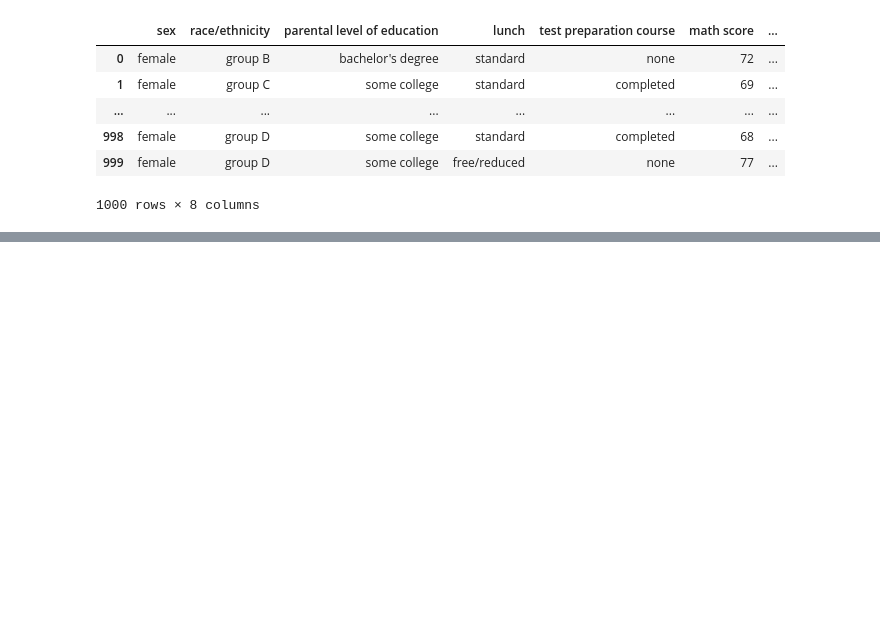
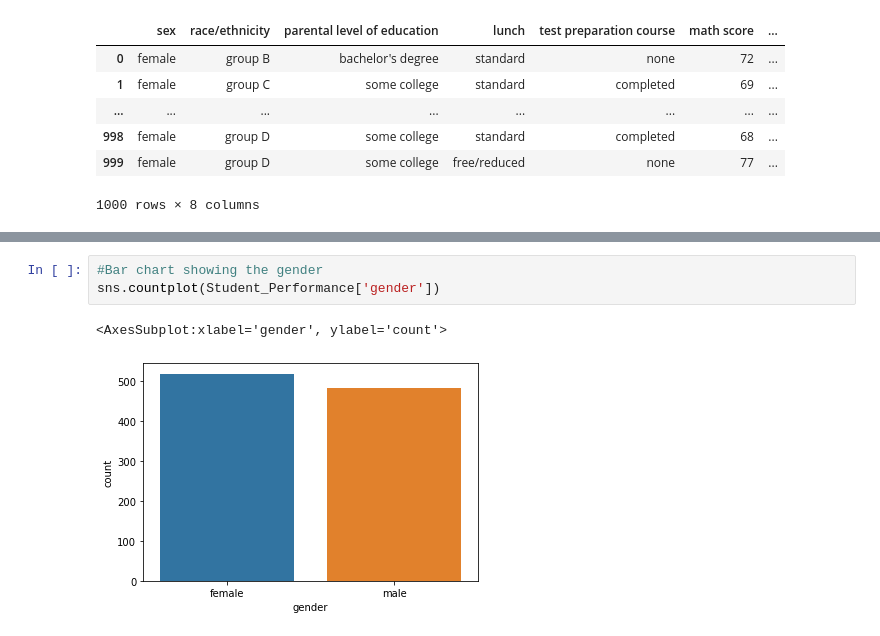
Before and after one commit to Toyinmoro/Assignment, a Jupyter notebook: Pandas Tutorial (Moronfolu Toyin).ipynb, the cells around one changed output, grey strips where cells are left out. Drawn from its saved outputs; the diff is of its cells as text; blank space fills up the shorter version.

```diff
--- a/Pandas Tutorial (Moronfolu Toyin).ipynb
+++ b/Pandas Tutorial (Moronfolu Toyin).ipynb
@@ -186,0 +228,6 @@ Student_Performance.rename(columns={'gender':'sex'})
+# %%
+#Bar chart showing the gender
+sns.countplot(Student_Performance['gender'])
+# %% [output]
+<AxesSubplot:xlabel='gender', ylabel='count'>
+[figure, added]
```
Also changed, not shown: parts of 15 cells of this notebook.
